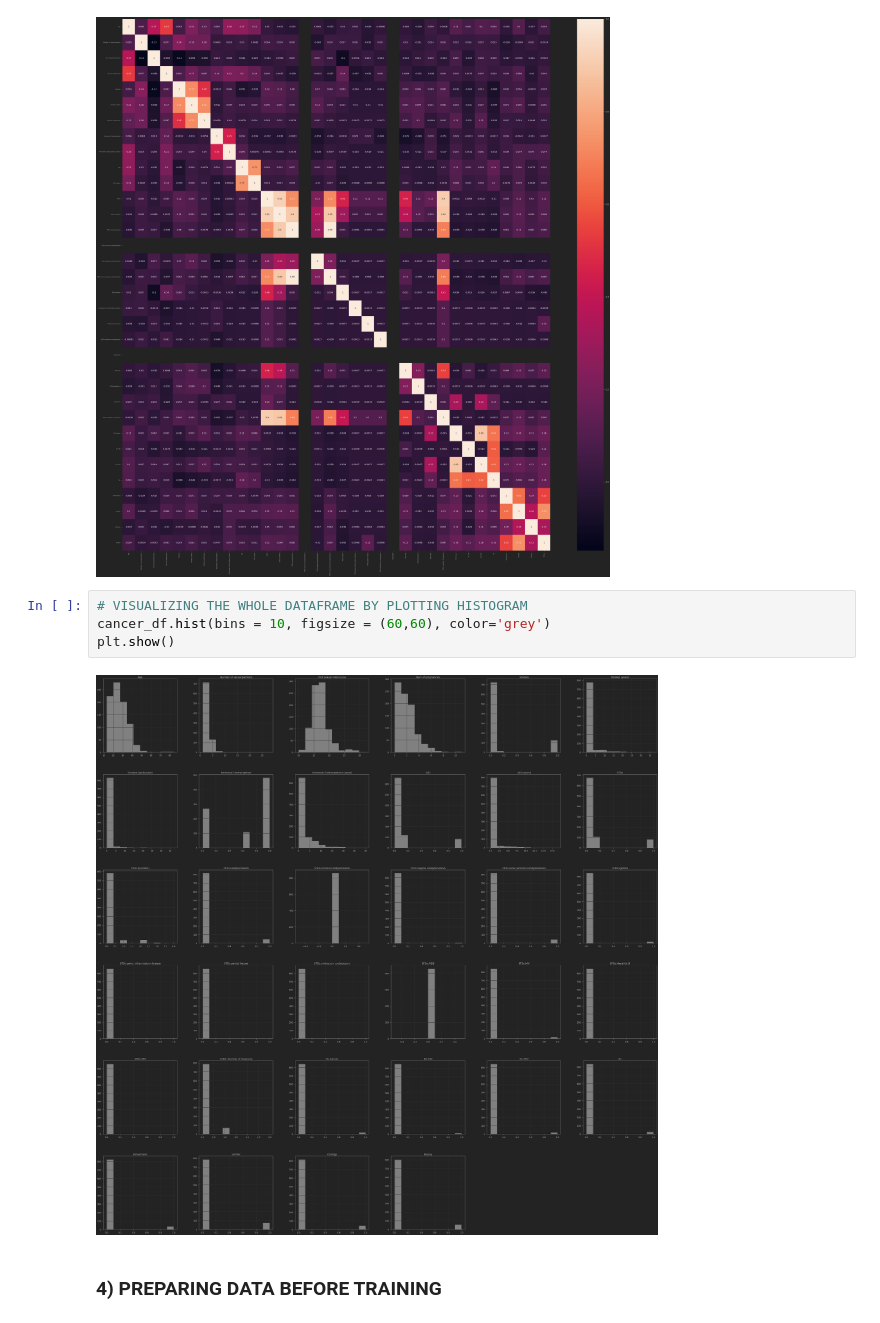
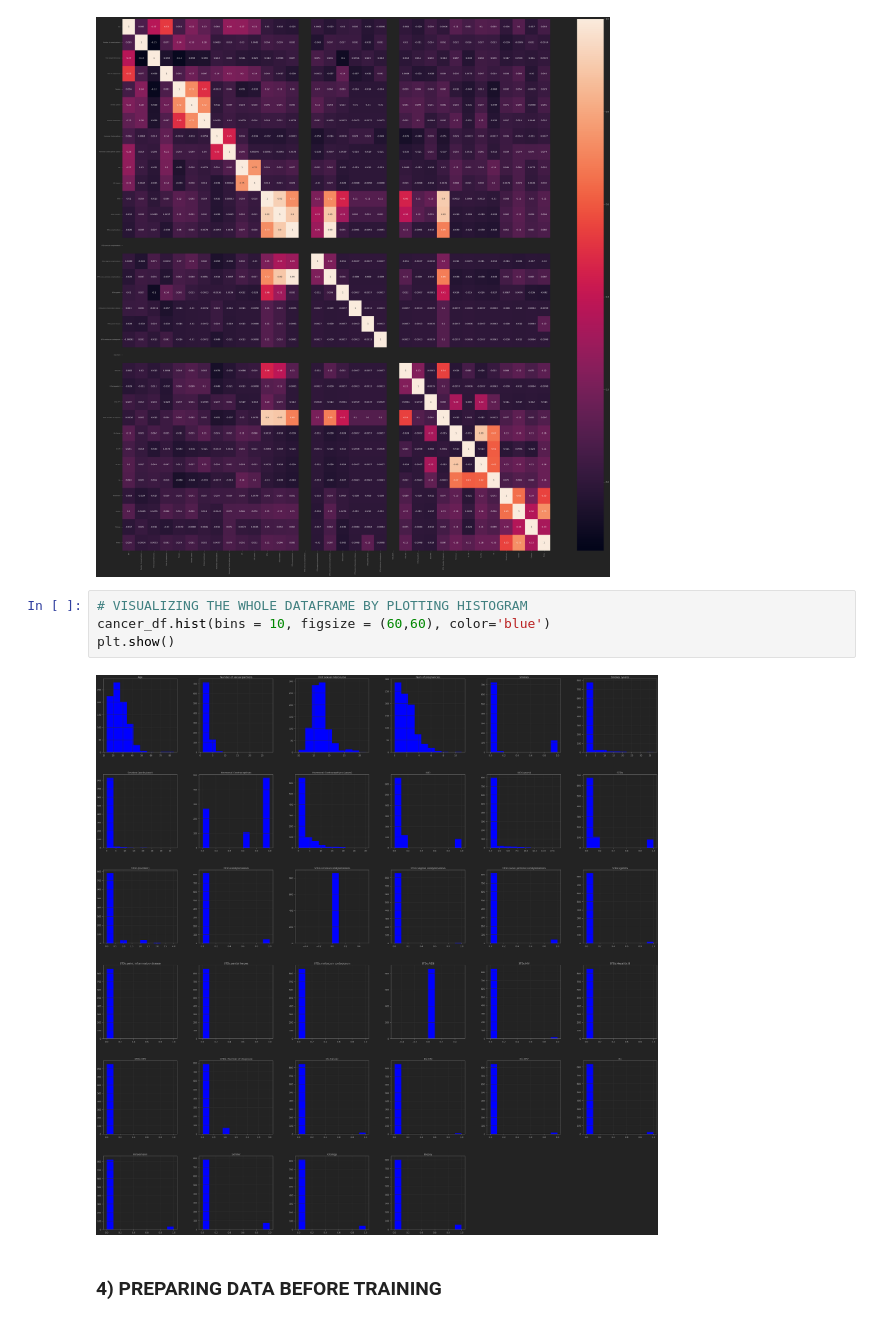
Before and after one commit to CHAITANYA-2002/Machine-Learning, a Jupyter notebook: 001_Cervical_Cancer_Predection_with_ML/001_Cervical_Cancer_Prediction.ipynb, the cells around one changed output. Cells and saved outputs as stored; diff of their text form.

```diff
--- a/001_Cervical_Cancer_Predection_with_ML/001_Cervical_Cancer_Prediction.ipynb
+++ b/001_Cervical_Cancer_Predection_with_ML/001_Cervical_Cancer_Prediction.ipynb
@@ -285,10 +285,10 @@ plt.show()
 [figure]
 # %%
 # VISUALIZING THE WHOLE DATAFRAME BY PLOTTING HISTOGRAM
-cancer_df.hist(bins = 10, figsize = (60,60), color='grey')
+cancer_df.hist(bins = 10, figsize = (60,60), color='blue')
 plt.show()
 # %% [output]
-[figure, old version]
+[figure, new version]
 # %% [markdown]
 ### 4) PREPARING DATA BEFORE TRAINING
 # %%
```
Also changed, not shown: parts of 4 cells of this notebook.
